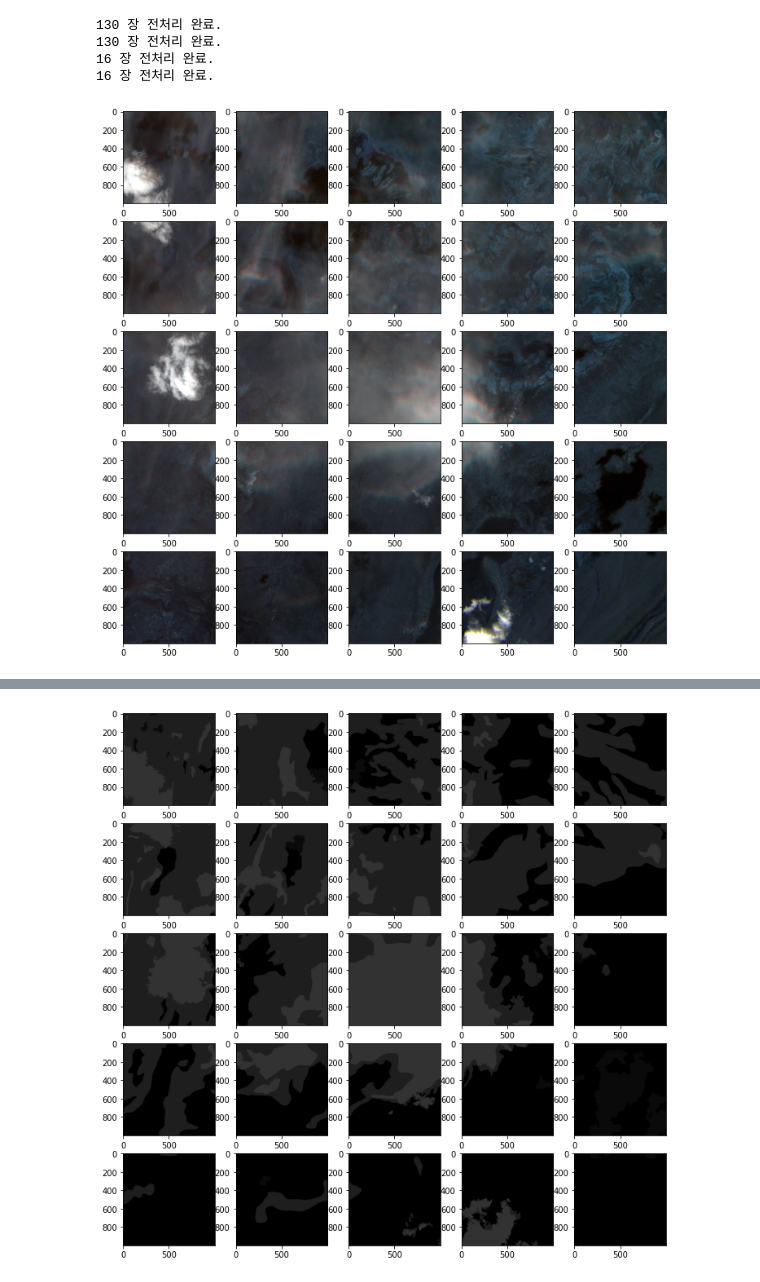
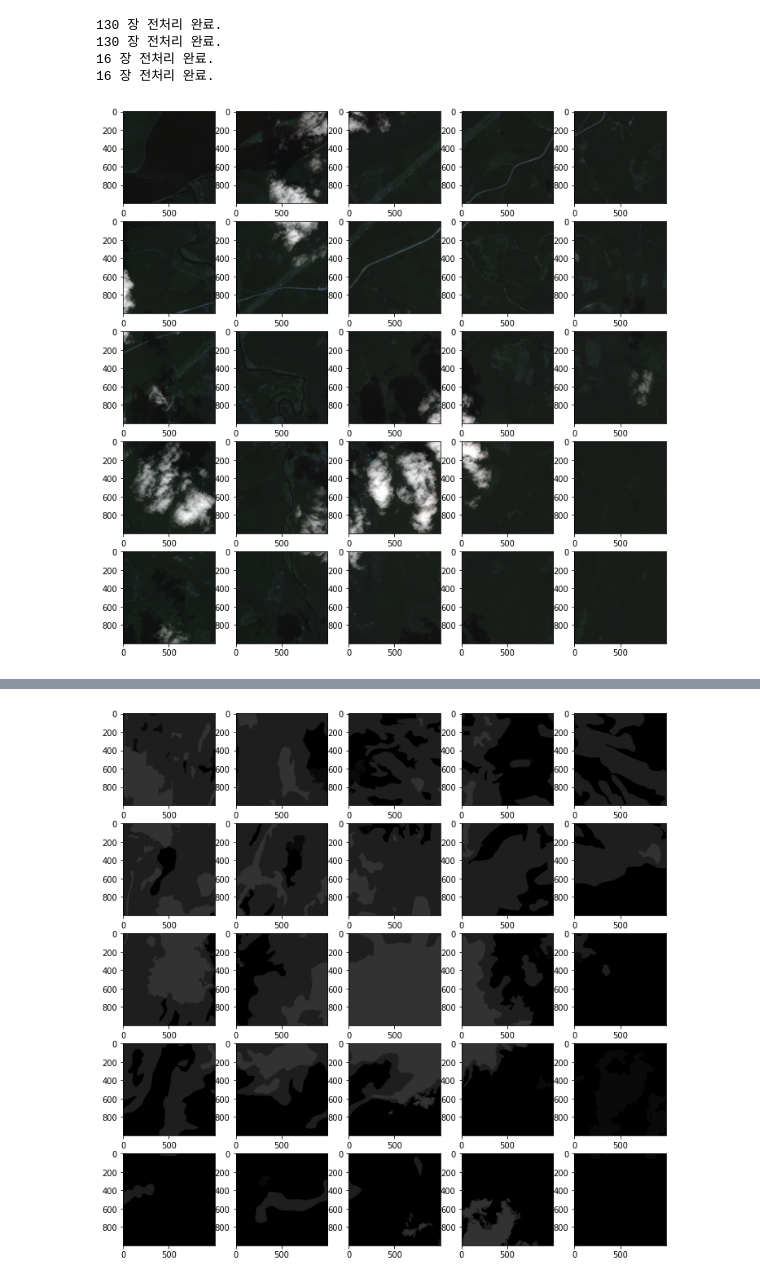
Before and after one commit to TEAM-LuckyDay/Cloud_segmentation, a Jupyter notebook: Data_Preprocessing/Main_processing_code.ipynb, the cells around one changed output, grey strips where cells are left out. Saved outputs shown, nothing was run; the diff lists cells and outputs as text; code cells hidden in the pictures.

```diff
--- a/Data_Preprocessing/Main_processing_code.ipynb
+++ b/Data_Preprocessing/Main_processing_code.ipynb
@@ -82,7 +82,7 @@ class image_processing():
 # %%
 def confirm_patch(path, img_num):
         file_list = os.listdir(path)
-
+        file_list = sortlist(file_list)
         plt.figure(figsize =(12,12))
         for i in range(25):
             img_path = path + '/' + file_list[(img_num-1)*25 + i]
@@ -133,6 +133,6 @@ run_validation_label = image_processing(validation_label_file_list, validation_l
 16 장 전처리 완료.
 16 장 전처리 완료.
 # %%
-confirm_patch(train_save_path,75)
+confirm_patch(train_save_path,1)
 # %% [output]
-[figure, old version]
+[figure, new version]
```
Also changed, not shown: parts of 1 cell of this notebook.
